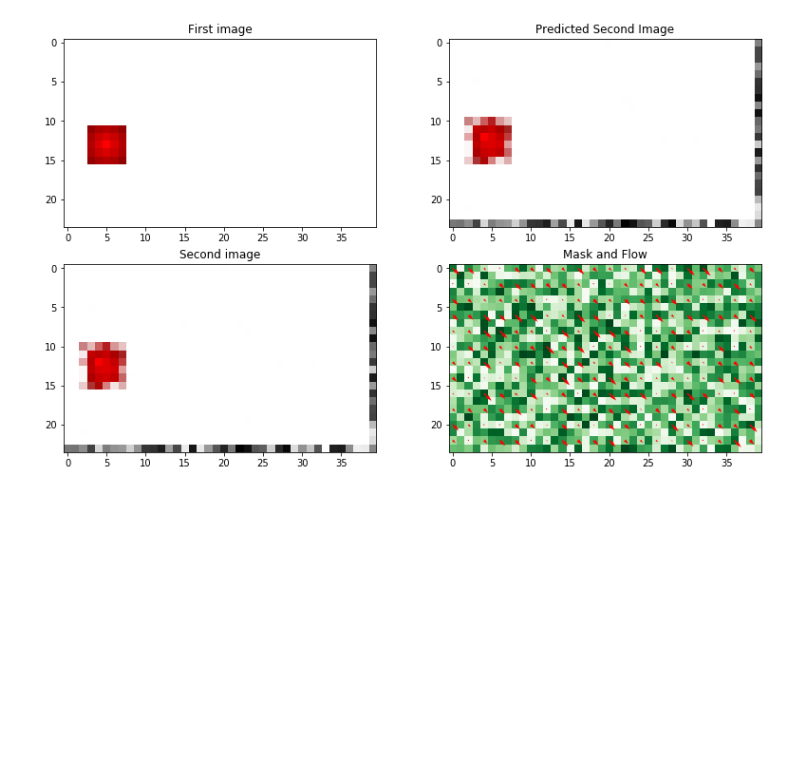
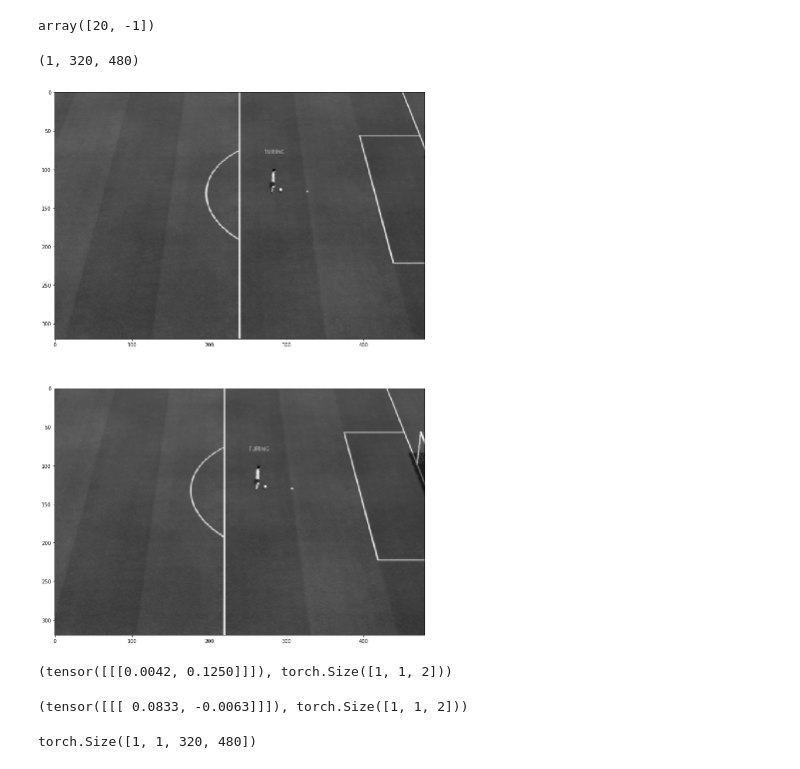
Before and after one commit to AZJaffe/football_code, a Jupyter notebook: sfm/spatial_transform.ipynb, the cells around one changed output. Saved outputs shown, nothing was run; the diff lists cells and outputs as text; code cells hidden in the pictures; blank space fills up the shorter version.

```diff
--- a/sfm/spatial_transform.ipynb
+++ b/sfm/spatial_transform.ipynb
@@ -52,21 +0,0 @@ def vis(input, output, mask, flow, displacement, spacing=5):
-# %%
-def transform(input, mask, displacement):
-    flow = displacement.unsqueeze(-2).unsqueeze(-2) * mask.unsqueeze(-1)
-    identity_affine_transform = torch.tensor([[1,0,0],[0,1,0]], dtype=torch.float32)
-    identity = F.affine_grid( \
-        identity_affine_transform.unsqueeze(0), \
-        (1, 3, H, W), \
-        align_corners=False
-    )
-
-    grid = identity + flow.unsqueeze(0)
-    return F.grid_sample(input.unsqueeze(0), grid, align_corners=False).squeeze(0), flow
-
-
-input = im_1
-displacement = torch.tensor([2/W,2/H], dtype=torch.float32)
-mask = torch.tensor(np.random.uniform(low=0.,high=1.0,size=(H,W)),dtype=torch.float32)
-out, flow = transform(input, mask, displacement)
-vis(torch.cat((input, out)), out, mask, flow, displacement, spacing=2)
-# %% [output]
-[figure, removed]
@@ -86,0 +7,38 @@ with torch.no_grad():
+# %%
+data_dir = '~/datasets/translation_academy_empty_goal_close_320x480_gray_SMALL'
+labels = pd.read_csv(data_dir + '/labels.csv')
+d = labels[['camera_translation_x', 'camera_translation_y']].iloc[0].to_numpy()
+d
+# %% [output]
+array([20, -1])
+# %%
+import skimage
+im1 = imageio.imread(data_dir + '/image00.png')
+im2 = imageio.imread(data_dir + '/image01.png')
+im1 = skimage.img_as_float32(im1)
+im2 = skimage.img_as_float32(im2)
+im1 = torch.tensor(im1).unsqueeze(0)
+im2 = torch.tensor(im2).unsqueeze(0)
+fig, ax = plt.subplots(2, figsize=(20,20))
+ax[0].imshow(im1.squeeze(0), cmap='gray')
+ax[1].imshow(im2.squeeze(0), cmap='gray')
+C,H,W = im1.shape
+C,H,W
+# %% [output]
+(1, 320, 480)
+[figure, added]
+# %%
+import sfmnet
+m = sfmnet.SpatialTransform(C=1, H=H, W=W)
+# %% [output]
+(tensor([[[0.0042, 0.1250]]]), torch.Size([1, 1, 2]))
+# %%
+flow = torch.tensor(d * np.array([2/W, 2/H]), dtype=torch.float32).unsqueeze(0).unsqueeze(0)
+flow, flow.shape
+# %% [output]
+(tensor([[[ 0.0833, -0.0063]]]), torch.Size([1, 1, 2]))
+# %%
+im2_estimate = m(im1.unsqueeze(0), flow.unsqueeze(0))
+im2_estimate.shape
+# %% [output]
+torch.Size([1, 1, 320, 480])
```
Also changed, not shown: parts of 6 cells of this notebook, 2 other files.
